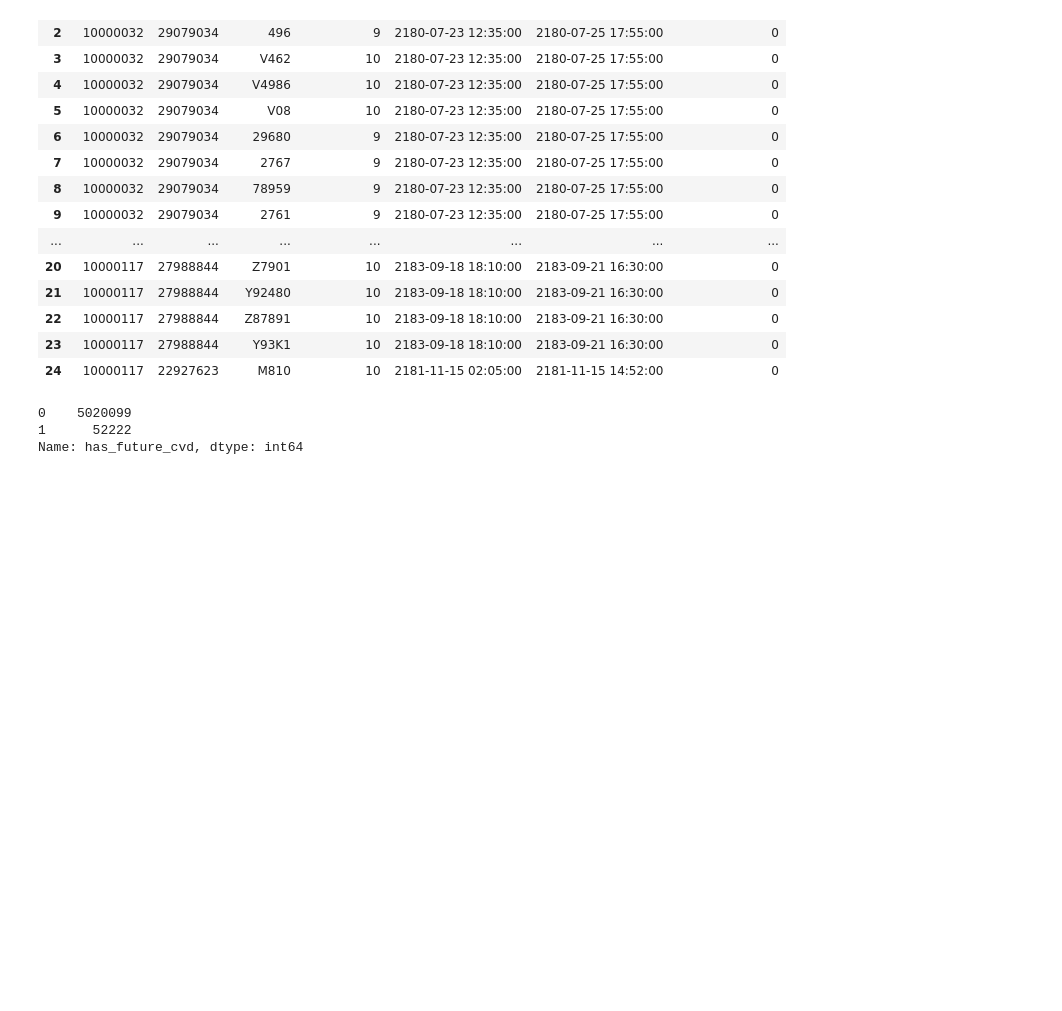
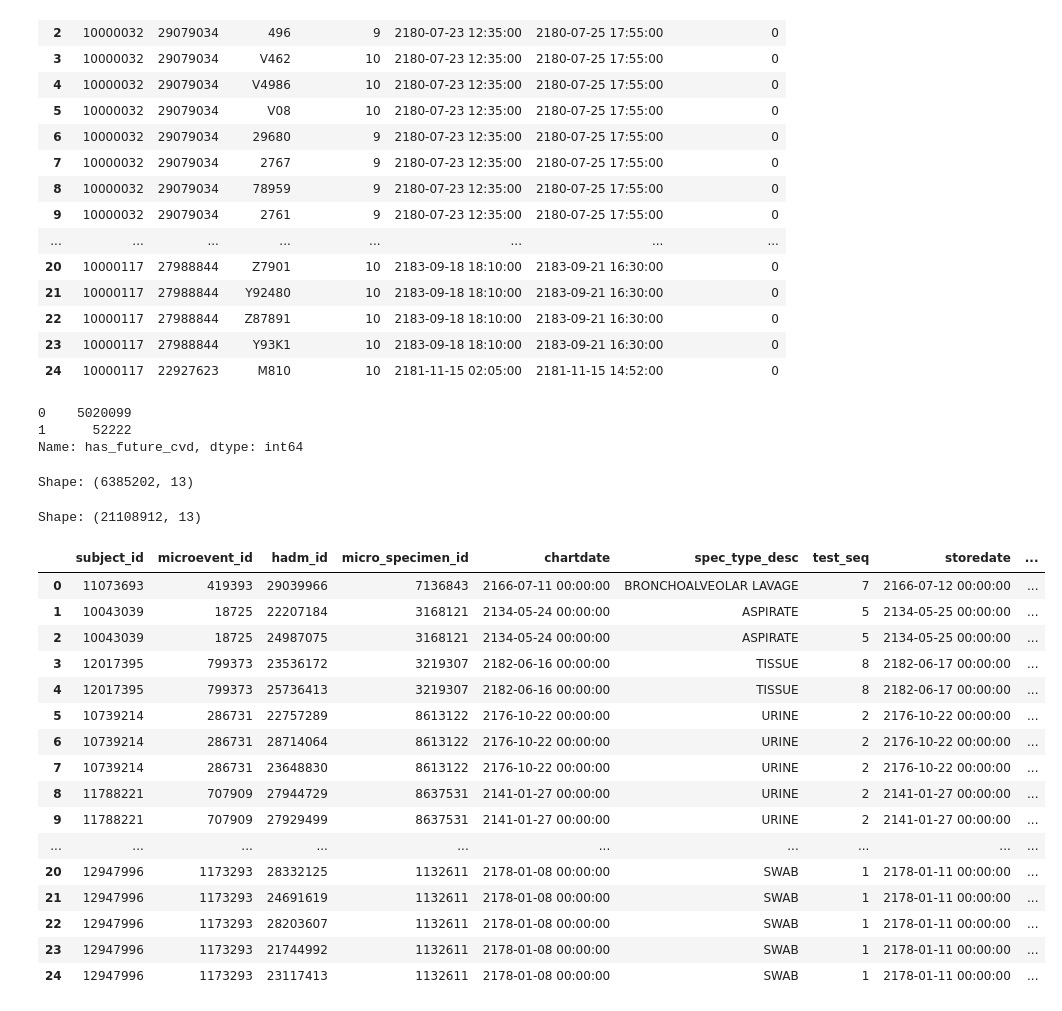
Before and after one commit to yloughribi/Internship, a Jupyter notebook: Python_script.ipynb, the cells around one changed output. Cells and saved outputs as stored; diff of their text form; code cells hidden in the pictures; blank space fills up the shorter version.

```diff
--- a/Python_script.ipynb
+++ b/Python_script.ipynb
@@ -332,0 +337,44 @@ Name: has_future_cvd, dtype: int64
+# %%
+micro1 = dd.read_csv(r'C:\Users\Yahya\Documents\GitHub\Internship\CSV_files\mircobiology_table_01.csv', dtype={'ab_name': 'object', 'interpretation': 'object', 'org_name': 'object'}, assume_missing=True)
+micro2 = dd.read_csv(r'C:\Users\Yahya\Documents\GitHub\Internship\CSV_files\microbiology_table_02.csv', dtype={'ab_name': 'object', 'interpretation': 'object', 'org_name': 'object'}, assume_missing=True)
+micro3 = dd.read_csv(r'C:\Users\Yahya\Documents\GitHub\Internship\CSV_files\microbiology_table_03.csv', dtype={'ab_name': 'object', 'interpretation': 'object', 'org_name': 'object'}, assume_missing=True)
+# %%
+nrows, ncols = micro1.shape[0].compute(), len(micro1.columns)
+
+print(f"Shape: ({nrows}, {ncols})")
+# %% [output]
+Shape: (6385202, 13)
+# %%
+micro = dd.concat([micro1, micro2, micro3])
+# %%
+micro['subject_id'] = micro['subject_id'].astype('int64')
+micro['hadm_id'] = micro['hadm_id'].astype('int64')
+micro['microevent_id'] = micro['microevent_id'].astype('int64')
+micro['micro_specimen_id'] = micro['micro_specimen_id'].astype('int64')
+micro['test_seq'] = micro['test_seq'].astype('int64')
+# %%
+nrows, ncols = micro.shape[0].compute(), len(micro.columns)
+
+print(f"Shape: ({nrows}, {ncols})")
+# %% [output]
+Shape: (21108912, 13)
+# %%
+micro.head(25)
+# %% [output]
+|  | subject_id | microevent_id | hadm_id | micro_specimen_id | chartdate | spec_type_desc | test_seq | storedate | ... |
+| 0 | 11073693 | 419393 | 29039966 | 7136843 | 2166-07-11 00:00:00 | BRONCHOALVEOLAR LAVAGE | 7 | 2166-07-12 00:00:00 | ... |
+| 1 | 10043039 | 18725 | 22207184 | 3168121 | 2134-05-24 00:00:00 | ASPIRATE | 5 | 2134-05-25 00:00:00 | ... |
+| 2 | 10043039 | 18725 | 24987075 | 3168121 | 2134-05-24 00:00:00 | ASPIRATE | 5 | 2134-05-25 00:00:00 | ... |
+| 3 | 12017395 | 799373 | 23536172 | 3219307 | 2182-06-16 00:00:00 | TISSUE | 8 | 2182-06-17 00:00:00 | ... |
+| 4 | 12017395 | 799373 | 25736413 | 3219307 | 2182-06-16 00:00:00 | TISSUE | 8 | 2182-06-17 00:00:00 | ... |
+| 5 | 10739214 | 286731 | 22757289 | 8613122 | 2176-10-22 00:00:00 | URINE | 2 | 2176-10-22 00:00:00 | ... |
+| 6 | 10739214 | 286731 | 28714064 | 8613122 | 2176-10-22 00:00:00 | URINE | 2 | 2176-10-22 00:00:00 | ... |
+| 7 | 10739214 | 286731 | 23648830 | 8613122 | 2176-10-22 00:00:00 | URINE | 2 | 2176-10-22 00:00:00 | ... |
+| 8 | 11788221 | 707909 | 27944729 | 8637531 | 2141-01-27 00:00:00 | URINE | 2 | 2141-01-27 00:00:00 | ... |
+| 9 | 11788221 | 707909 | 27929499 | 8637531 | 2141-01-27 00:00:00 | URINE | 2 | 2141-01-27 00:00:00 | ... |
+| ... | ... | ... | ... | ... | ... | ... | ... | ... | ... |
+| 20 | 12947996 | 1173293 | 28332125 | 1132611 | 2178-01-08 00:00:00 | SWAB | 1 | 2178-01-11 00:00:00 | ... |
+| 21 | 12947996 | 1173293 | 24691619 | 1132611 | 2178-01-08 00:00:00 | SWAB | 1 | 2178-01-11 00:00:00 | ... |
+| 22 | 12947996 | 1173293 | 28203607 | 1132611 | 2178-01-08 00:00:00 | SWAB | 1 | 2178-01-11 00:00:00 | ... |
+| 23 | 12947996 | 1173293 | 21744992 | 1132611 | 2178-01-08 00:00:00 | SWAB | 1 | 2178-01-11 00:00:00 | ... |
+| 24 | 12947996 | 1173293 | 23117413 | 1132611 | 2178-01-08 00:00:00 | SWAB | 1 | 2178-01-11 00:00:00 | ... |
```
Also changed, not shown: parts of 4 cells of this notebook.
